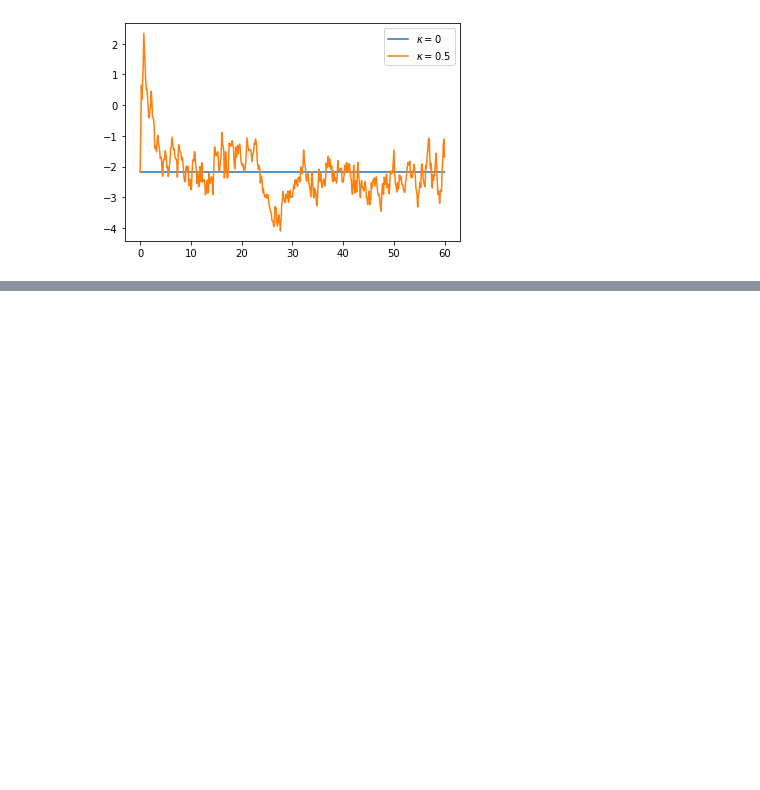
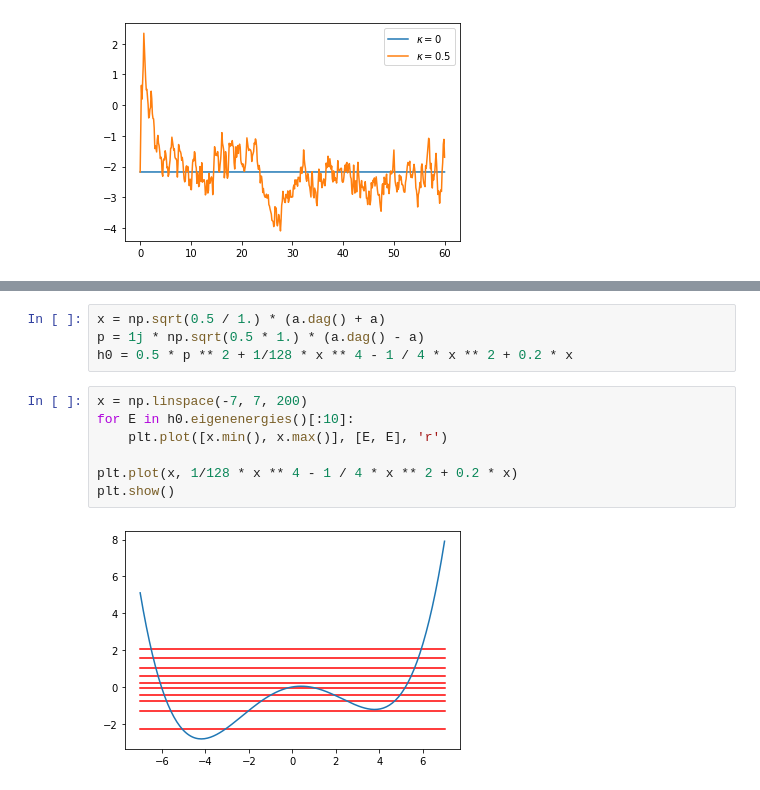
Before and after one commit to dibondar/QSystemIdentification, a Jupyter notebook: darpa_quest_idea.ipynb, the cells around one changed output, grey strips where cells are left out. Saved outputs shown, nothing was run; the diff lists cells and outputs as text; blank space fills up the shorter version.

```diff
--- a/darpa_quest_idea.ipynb
+++ b/darpa_quest_idea.ipynb
@@ -74,0 +86,13 @@ plt.show()
+# %%
+x = np.sqrt(0.5 / 1.) * (a.dag() + a)
+p = 1j * np.sqrt(0.5 * 1.) * (a.dag() - a)
+h0 = 0.5 * p ** 2 + 1/128 * x ** 4 - 1 / 4 * x ** 2 + 0.2 * x
+# %%
+x = np.linspace(-7, 7, 200)
+for E in h0.eigenenergies()[:10]:
+    plt.plot([x.min(), x.max()], [E, E], 'r')
+
+plt.plot(x, 1/128 * x ** 4 - 1 / 4 * x ** 2 + 0.2 * x)
+plt.show()
+# %% [output]
+[figure, added]
```
Also changed, not shown: parts of 5 cells of this notebook, 1 other file.
